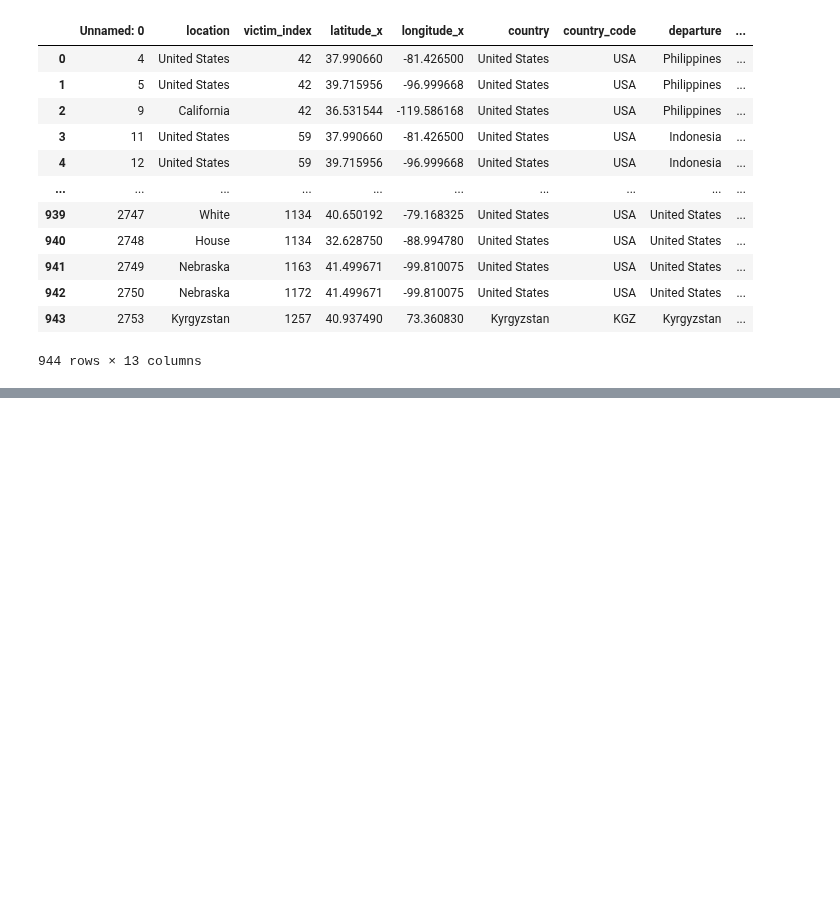
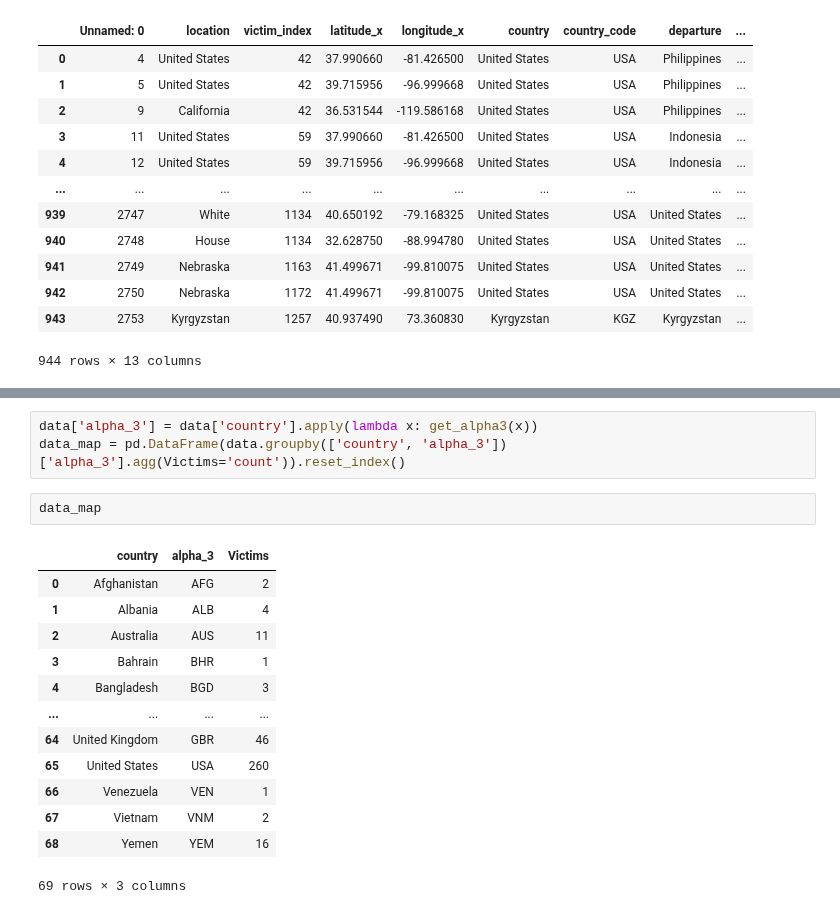
Before and after one commit to lampu98/ht_project, a Jupyter notebook: notebooks/extracted_locations_visualization.ipynb, the cells around one changed output, grey strips where cells are left out. Drawn from its saved outputs; the diff is of its cells as text; blank space fills up the shorter version.

```diff
--- a/notebooks/extracted_locations_visualization.ipynb
+++ b/notebooks/extracted_locations_visualization.ipynb
@@ -19,0 +29,19 @@ data
+# %%
+data['alpha_3'] = data['country'].apply(lambda x: get_alpha3(x))
+data_map = pd.DataFrame(data.groupby(['country', 'alpha_3'])['alpha_3'].agg(Victims='count')).reset_index()
+# %%
+data_map
+# %% [output]
+|  | country | alpha_3 | Victims |
+| 0 | Afghanistan | AFG | 2 |
+| 1 | Albania | ALB | 4 |
+| 2 | Australia | AUS | 11 |
+| 3 | Bahrain | BHR | 1 |
+| 4 | Bangladesh | BGD | 3 |
+| ... | ... | ... | ... |
+| 64 | United Kingdom | GBR | 46 |
+| 65 | United States | USA | 260 |
+| 66 | Venezuela | VEN | 1 |
+| 67 | Vietnam | VNM | 2 |
+| 68 | Yemen | YEM | 16 |
+69 rows × 3 columns
```
Also changed, not shown: parts of 5 cells of this notebook, 2 other files.
